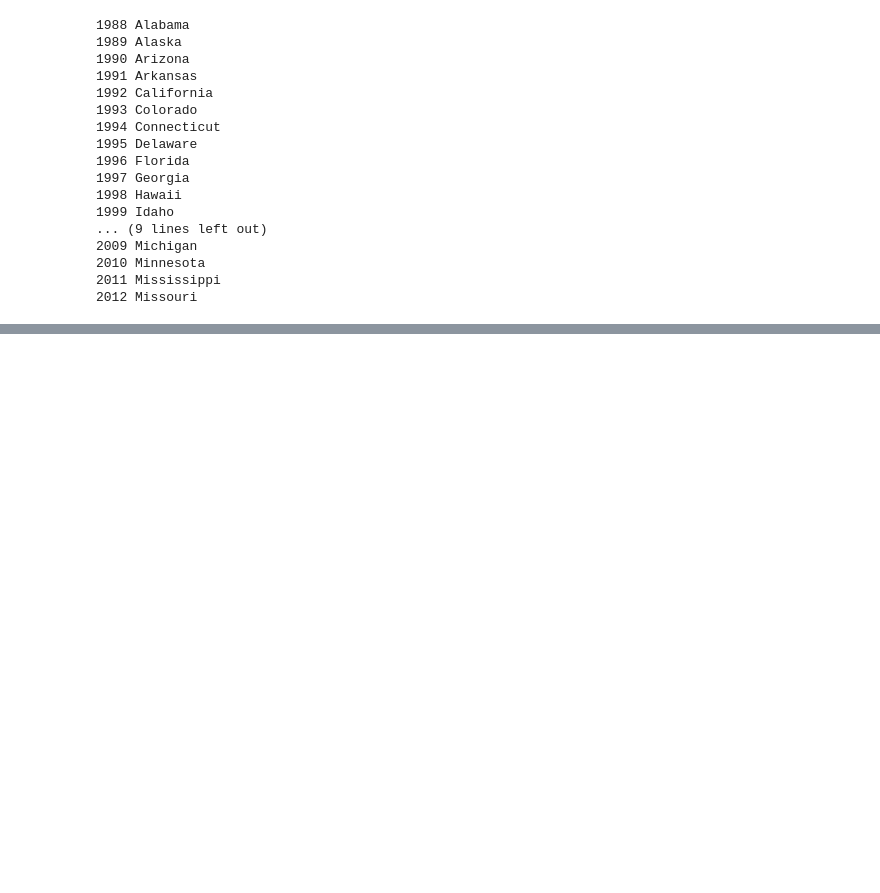
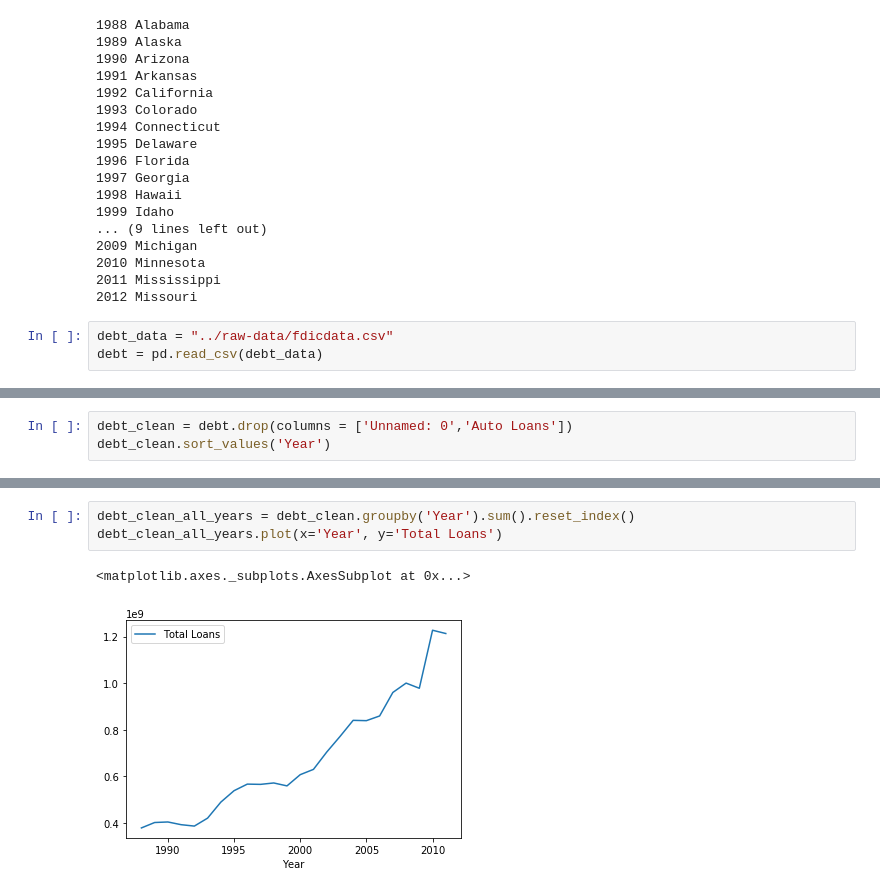
Before and after one commit to brownal05/project1, a Jupyter notebook: notebooks/nick.ipynb, the cells around one changed output, grey strips where cells are left out. Drawn from its saved outputs; the diff is of its cells as text; blank space fills up the shorter version.

Commit message:
FDIC graphical data over the total years and recession years

```diff
--- a/notebooks/nick.ipynb
+++ b/notebooks/nick.ipynb
@@ -75,3 +76,6 @@ for y, s in zip(year_list, state_list):
 2010 Minnesota
 2011 Mississippi
 2012 Missouri
+# %%
+debt_data = "../raw-data/fdicdata.csv"
+debt = pd.read_csv(debt_data)
@@ -77,0 +86,3 @@ for y, s in zip(year_list, state_list):
+# %%
+debt_clean = debt.drop(columns = ['Unnamed: 0','Auto Loans'])
+debt_clean.sort_values('Year')
@@ -77,0 +108,6 @@ for y, s in zip(year_list, state_list):
+# %%
+debt_clean_all_years = debt_clean.groupby('Year').sum().reset_index()
+debt_clean_all_years.plot(x='Year', y='Total Loans')
+# %% [output]
+<matplotlib.axes._subplots.AxesSubplot at 0x...>
+[figure, added]
```
Also changed, not shown: parts of 13 cells of this notebook, 1 other file.
